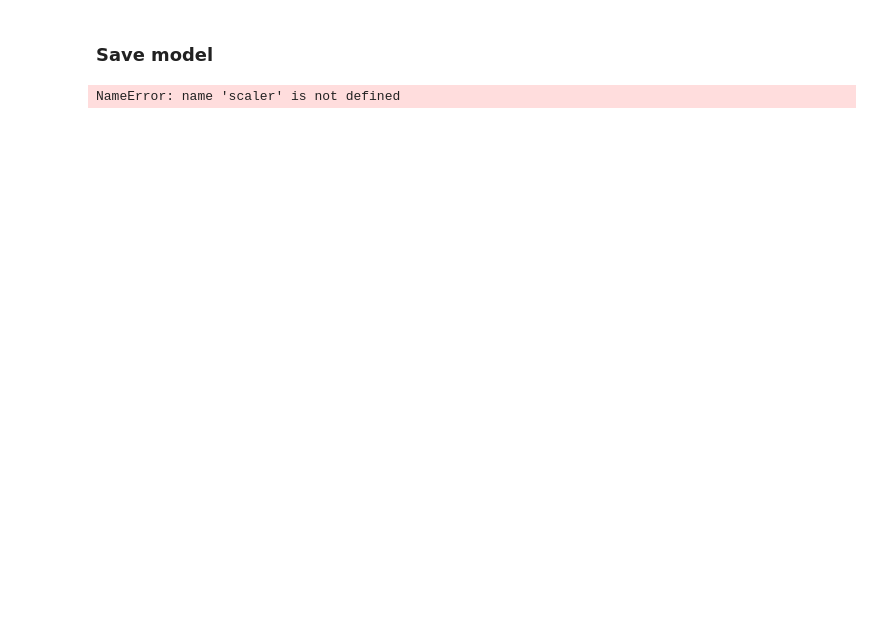
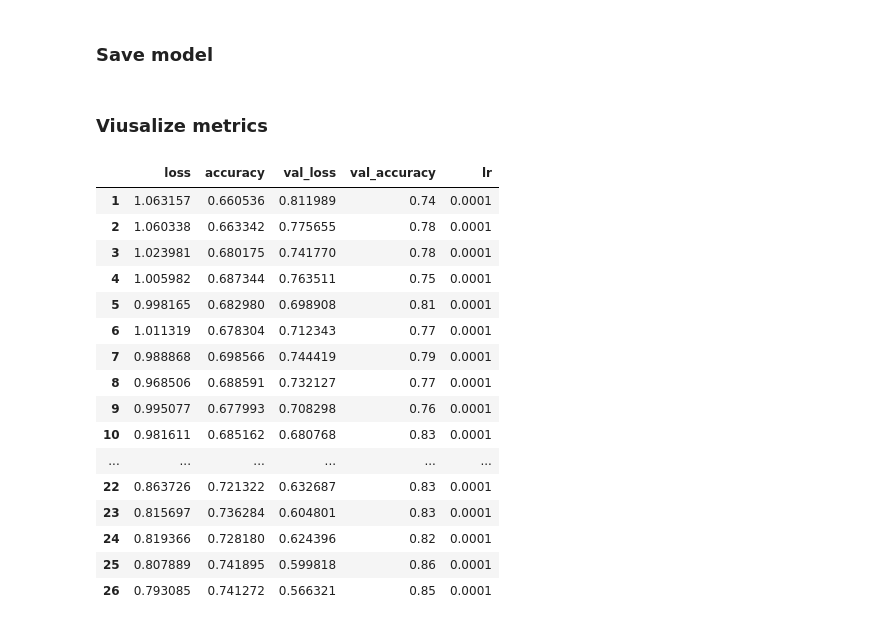
Before and after one commit to ABF-QC/Module3_Project1, a Jupyter notebook: notebook/CNN.ipynb, the cells around one changed output. Cells and saved outputs as stored; diff of their text form; code cells hidden in the pictures; blank space fills up the shorter version.

```diff
--- a/notebook/CNN.ipynb
+++ b/notebook/CNN.ipynb
@@ -292,7 +326,29 @@ Epoch 2/10
 # %% [markdown]
 ### Save model
 # %%
-joblib.dump(cnn, "../model/CNN.joblib")
-joblib.dump(scaler, "../model/CNN_scaler.joblib")
+#joblib.dump(cnn, "C:\\Users\\jocl0\\Project1\\model\\CNN_aug_wonder.joblib")
+cnn.save("C:\\Users\\jocl0\\Project1\\model\\CNN_aug_wonder.keras")
+#joblib.dump(img_gen_train, "C:\\Users\\jocl0\\Project1\\model\\CNN_img_gen_train_aug_wonder.joblib")
-# %% [output]
-NameError: name 'scaler' is not defined
+# %% [markdown]
+### Viusalize metrics
+# %%
+metrics = pd.DataFrame(cnn.history.history, index=list(range(1,len(cnn.history.history['accuracy'])+1)))
+metrics
+# %% [output]
+|  | loss | accuracy | val_loss | val_accuracy | lr |
+| 1 | 1.063157 | 0.660536 | 0.811989 | 0.74 | 0.0001 |
+| 2 | 1.060338 | 0.663342 | 0.775655 | 0.78 | 0.0001 |
+| 3 | 1.023981 | 0.680175 | 0.741770 | 0.78 | 0.0001 |
+| 4 | 1.005982 | 0.687344 | 0.763511 | 0.75 | 0.0001 |
+| 5 | 0.998165 | 0.682980 | 0.698908 | 0.81 | 0.0001 |
+| 6 | 1.011319 | 0.678304 | 0.712343 | 0.77 | 0.0001 |
+| 7 | 0.988868 | 0.698566 | 0.744419 | 0.79 | 0.0001 |
+| 8 | 0.968506 | 0.688591 | 0.732127 | 0.77 | 0.0001 |
+| 9 | 0.995077 | 0.677993 | 0.708298 | 0.76 | 0.0001 |
+| 10 | 0.981611 | 0.685162 | 0.680768 | 0.83 | 0.0001 |
+| ... | ... | ... | ... | ... | ... |
+| 22 | 0.863726 | 0.721322 | 0.632687 | 0.83 | 0.0001 |
+| 23 | 0.815697 | 0.736284 | 0.604801 | 0.83 | 0.0001 |
+| 24 | 0.819366 | 0.728180 | 0.624396 | 0.82 | 0.0001 |
+| 25 | 0.807889 | 0.741895 | 0.599818 | 0.86 | 0.0001 |
+| 26 | 0.793085 | 0.741272 | 0.566321 | 0.85 | 0.0001 |
```
Also changed, not shown: parts of 32 cells of this notebook, 1 other file.
